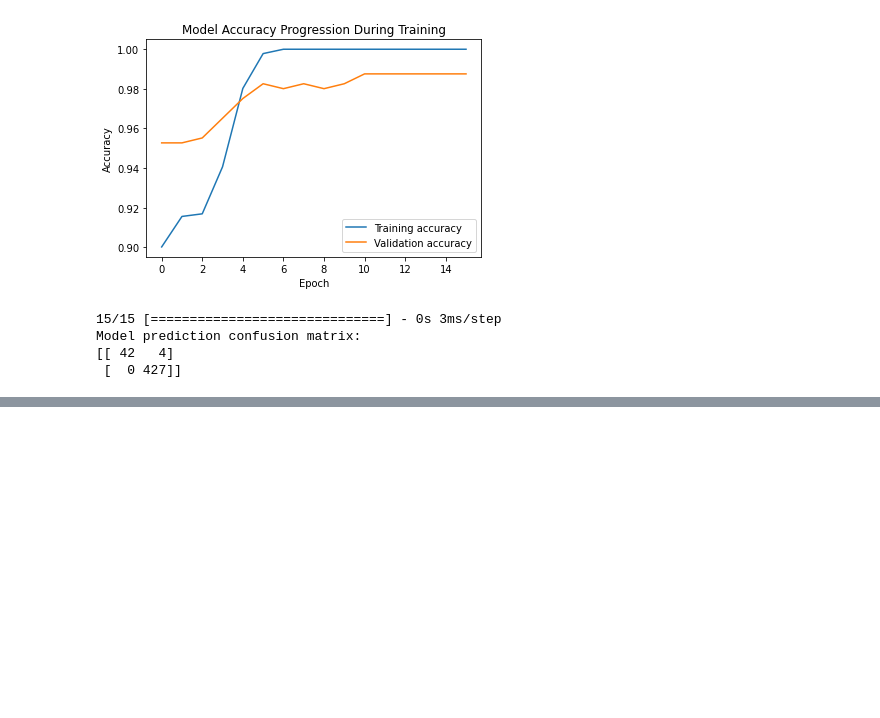
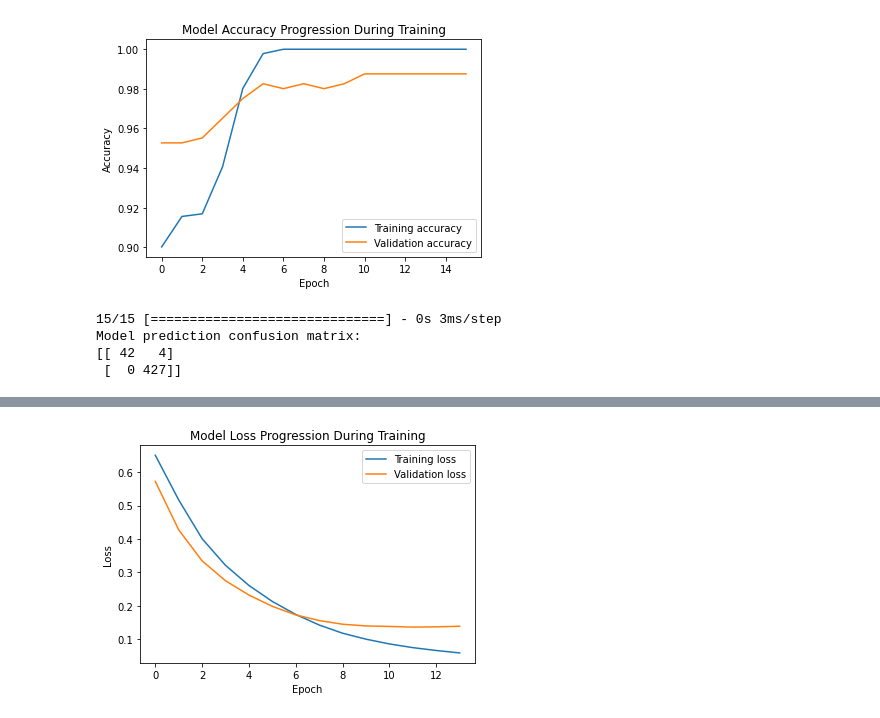
Before and after one commit to guilhermedom/sentiment-analysis-alexa-reviews, a Jupyter notebook: notebooks/1.0-gdfs-sentiment-analysis-alexa-reviews.ipynb, the cells around one changed output, grey strips where cells are left out. Saved outputs shown, nothing was run; the diff lists cells and outputs as text; code cells hidden in the pictures; blank space fills up the shorter version.

Commit message:
feat: add analysis without "rating" column in data

```diff
--- a/notebooks/1.0-gdfs-sentiment-analysis-alexa-reviews.ipynb
+++ b/notebooks/1.0-gdfs-sentiment-analysis-alexa-reviews.ipynb
@@ -235,3 +235,17 @@ print(cm)
 Model prediction confusion matrix:
 [[ 42   4]
  [  0 427]]
+# %%
+X = alexa_df.iloc[:, :-6].values
+y = alexa_df.iloc[:, -1].values
+
+X_train, X_test, y_train, y_test = train_test_split(X, y, test_size=0.15,
+                                                    random_state=42)
+# %%
+nlp_nn_model_no_rating = tf.keras.models.Sequential()
+nlp_nn_model_no_rating.add(tf.keras.layers.Dense(units=20, activation='relu',
+                                       input_shape=(X_train.shape[1],)))
+nlp_nn_model_no_rating.add(tf.keras.layers.Dense(units=10, activation='relu'))
+nlp_nn_model_no_rating.add(tf.keras.layers.Dense(units=1, activation='sigmoid'))
+
+nlp_nn_model_no_rating.summary()
@@ -237,0 +268,17 @@ Model prediction confusion matrix:
+# %%
+early_stopping_callback = tf.keras.callbacks.EarlyStopping(
+    monitor='val_accuracy', patience=5
+)
+batch_size = X_train.shape[0] // 20
+
+nlp_nn_model_no_rating.compile(
+    optimizer=tf.optimizers.Adam(learning_rate=0.001),
+    loss='binary_crossentropy', metrics=['accuracy']
+)
+
+epochs_info = nlp_nn_model_no_rating.fit(X_train,
+                                         y_train,
+                                         batch_size=batch_size,
+                                         epochs=100,
+                                         validation_split=0.15,
+                                         callbacks=[early_stopping_callback])
@@ -237,0 +303,10 @@ Model prediction confusion matrix:
+# %%
+plt.plot(epochs_info.history['loss'])
+plt.plot(epochs_info.history['val_loss'])
+plt.title("Model Loss Progression During Training")
+plt.xlabel("Epoch")
+plt.ylabel("Loss")
+plt.legend(["Training loss", "Validation loss"])
+plt.show()
+# %% [output]
+[figure, added]
```
Also changed, not shown: parts of 4 cells of this notebook.
